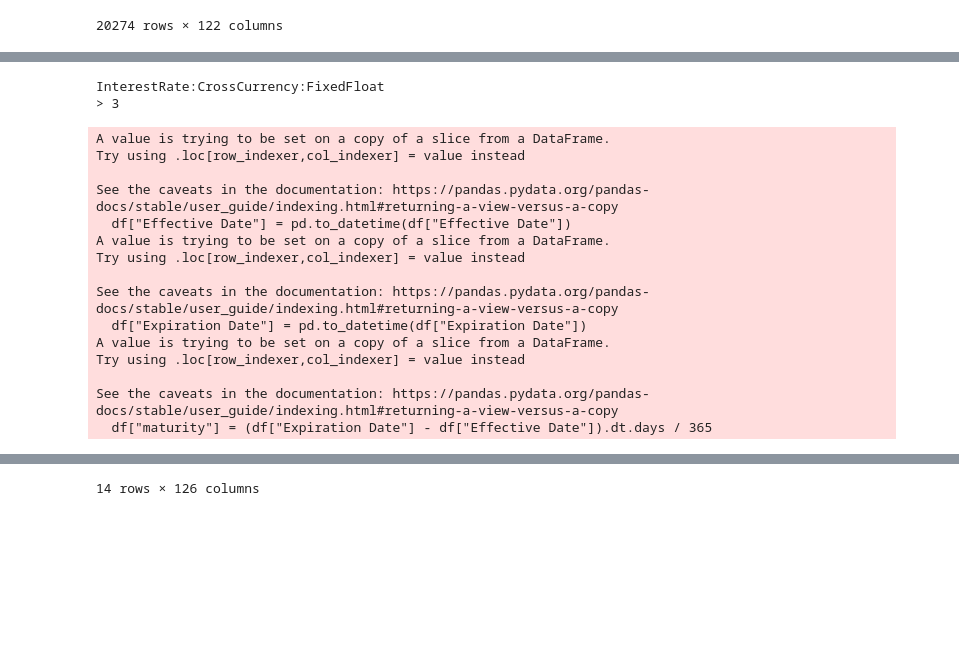
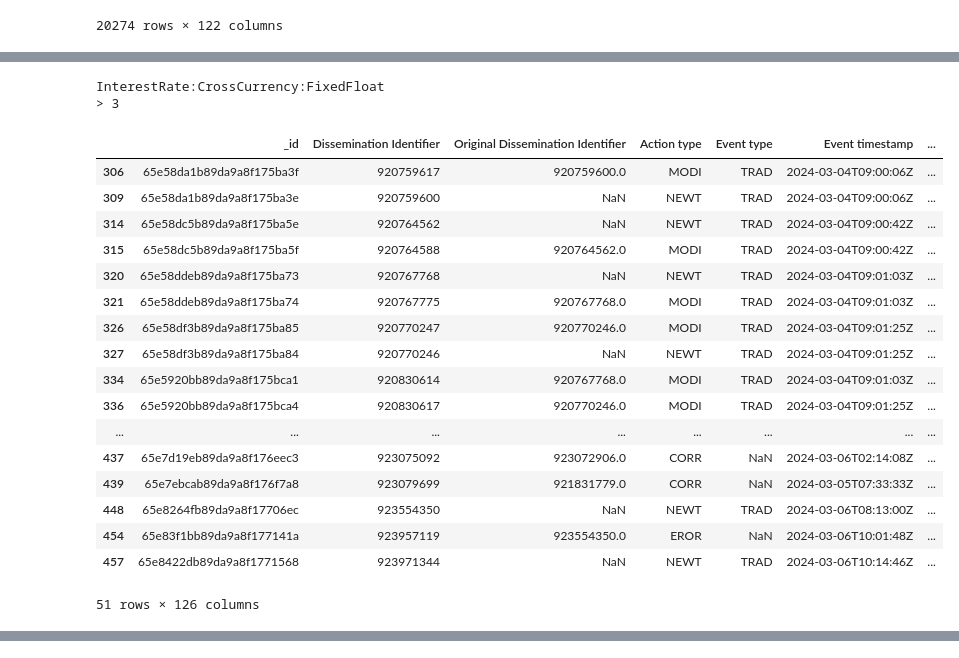
Before and after one commit to Mehedi24434/sdrpy, a Jupyter notebook: test.ipynb, the cells around one changed output, grey strips where cells are left out. Cells and saved outputs as stored; diff of their text form; code cells hidden in the pictures; blank space fills up the shorter version.

```diff
--- a/test.ipynb
+++ b/test.ipynb
@@ -20,22 +38,25 @@ df
 # %%
 from sdrpy.filters.filter_functions import get_trades
-df1 =  get_trades (df, product="xccy", product_type="FixedFloat",date_range="-30d")
+df1 =  get_trades (df,product="xccy",product_type="FixedFloat",date_range="-3d")
 df1
 # %% [output]
 InterestRate:CrossCurrency:FixedFloat
 > 3
+|  | _id | Dissemination Identifier | Original Dissemination Identifier | Action type | Event type | Event timestamp | ... |
+| 306 | 65e58da1b89da9a8f175ba3f | 920759617 | 920759600.0 | MODI | TRAD | 2024-03-04T09:00:06Z | ... |
+| 309 | 65e58da1b89da9a8f175ba3e | 920759600 | NaN | NEWT | TRAD | 2024-03-04T09:00:06Z | ... |
+| 314 | 65e58dc5b89da9a8f175ba5e | 920764562 | NaN | NEWT | TRAD | 2024-03-04T09:00:42Z | ... |
+| 315 | 65e58dc5b89da9a8f175ba5f | 920764588 | 920764562.0 | MODI | TRAD | 2024-03-04T09:00:42Z | ... |
+| 320 | 65e58ddeb89da9a8f175ba73 | 920767768 | NaN | NEWT | TRAD | 2024-03-04T09:01:03Z | ... |
+| 321 | 65e58ddeb89da9a8f175ba74 | 920767775 | 920767768.0 | MODI | TRAD | 2024-03-04T09:01:03Z | ... |
+| 326 | 65e58df3b89da9a8f175ba85 | 920770247 | 920770246.0 | MODI | TRAD | 2024-03-04T09:01:25Z | ... |
+| 327 | 65e58df3b89da9a8f175ba84 | 920770246 | NaN | NEWT | TRAD | 2024-03-04T09:01:25Z | ... |
+| 334 | 65e5920bb89da9a8f175bca1 | 920830614 | 920767768.0 | MODI | TRAD | 2024-03-04T09:01:03Z | ... |
+| 336 | 65e5920bb89da9a8f175bca4 | 920830617 | 920770246.0 | MODI | TRAD | 2024-03-04T09:01:25Z | ... |
+| ... | ... | ... | ... | ... | ... | ... | ... |
+| 437 | 65e7d19eb89da9a8f176eec3 | 923075092 | 923072906.0 | CORR | NaN | 2024-03-06T02:14:08Z | ... |
+| 439 | 65e7ebcab89da9a8f176f7a8 | 923079699 | 921831779.0 | CORR | NaN | 2024-03-05T07:33:33Z | ... |
+| 448 | 65e8264fb89da9a8f17706ec | 923554350 | NaN | NEWT | TRAD | 2024-03-06T08:13:00Z | ... |
+| 454 | 65e83f1bb89da9a8f177141a | 923957119 | 923554350.0 | EROR | NaN | 2024-03-06T10:01:48Z | ... |
+| 457 | 65e8422db89da9a8f1771568 | 923971344 | NaN | NEWT | TRAD | 2024-03-06T10:14:46Z | ... |
-A value is trying to be set on a copy of a slice from a DataFrame.
-Try using .loc[row_indexer,col_indexer] = value instead
-
-See the caveats in the documentation: https://pandas.pydata.org/pandas-docs/stable/user_guide/indexing.html#returning-a-view-versus-a-copy
-  df["Effective Date"] = pd.to_datetime(df["Effective Date"])
-A value is trying to be set on a copy of a slice from a DataFrame.
-Try using .loc[row_indexer,col_indexer] = value instead
-
-See the caveats in the documentation: https://pandas.pydata.org/pandas-docs/stable/user_guide/indexing.html#returning-a-view-versus-a-copy
-  df["Expiration Date"] = pd.to_datetime(df["Expiration Date"])
-A value is trying to be set on a copy of a slice from a DataFrame.
-Try using .loc[row_indexer,col_indexer] = value instead
-
-See the caveats in the documentation: https://pandas.pydata.org/pandas-docs/stable/user_guide/indexing.html#returning-a-view-versus-a-copy
-  df["maturity"] = (df["Expiration Date"] - df["Effective Date"]).dt.days / 365
+51 rows × 126 columns
@@ -57,2 +63 @@ See the caveats in the documentation: https://pandas.pydata.org/pandas-docs/stab
-14 rows × 126 columns
 # %%
```
Also changed, not shown: parts of 6 cells of this notebook, 3 other files.
